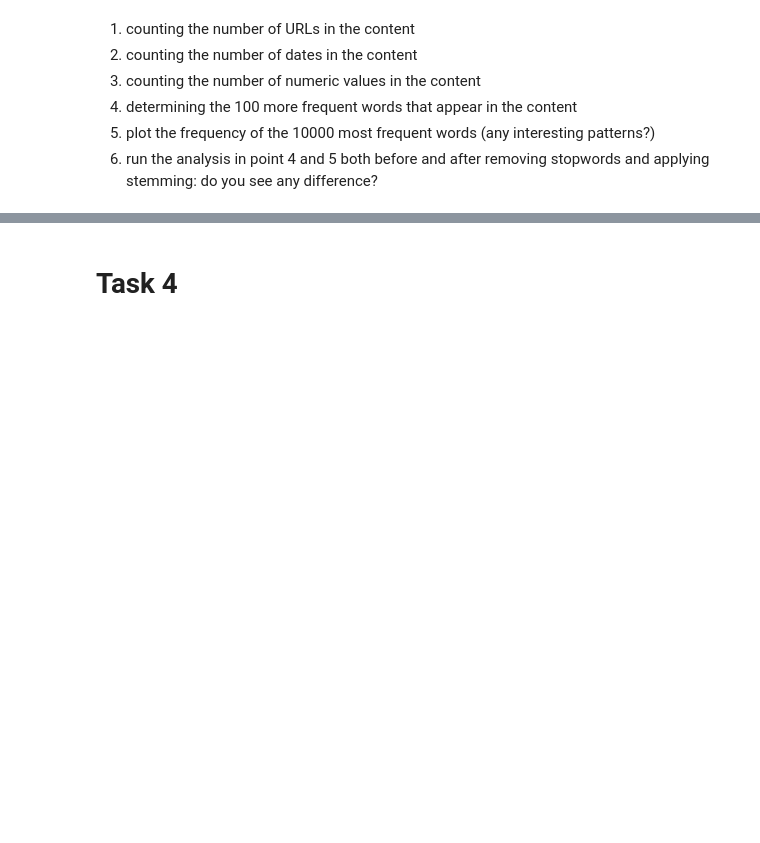
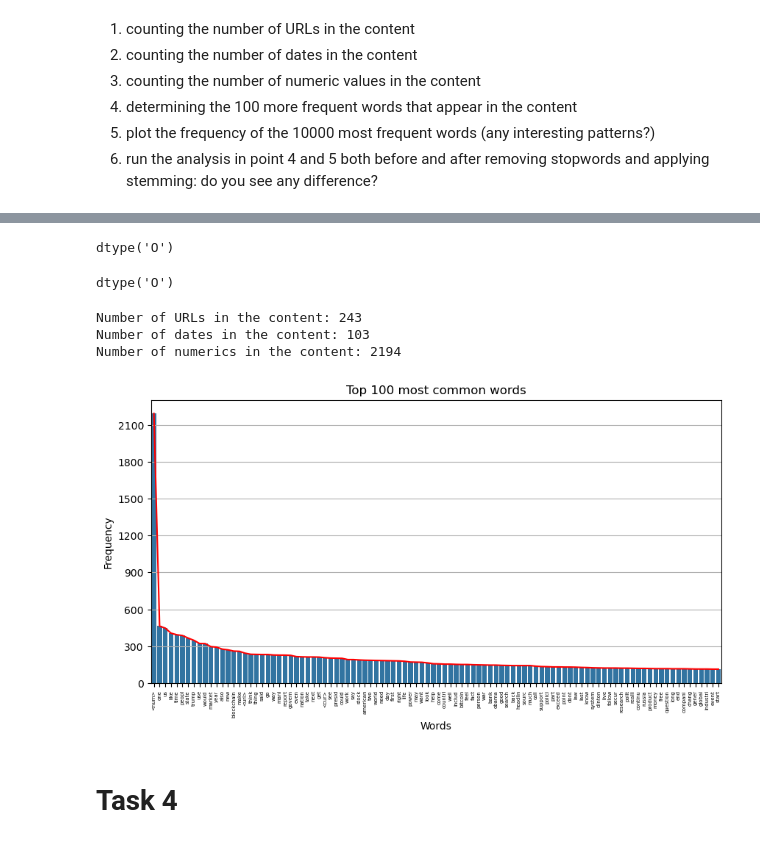
Before and after one commit to BogiSyderbo/FakeNewsProject, a Jupyter notebook: FakeNewsProject.ipynb, the cells around one changed output, grey strips where cells are left out. Saved outputs shown, nothing was run; the diff lists cells and outputs as text; code cells hidden in the pictures; blank space fills up the shorter version.

```diff
--- a/FakeNewsProject.ipynb
+++ b/FakeNewsProject.ipynb
@@ -123,7 +121,6 @@ import seaborn as sns
 # plot the frequency of the top n words
 def plot_freq(fq, top_n):
   common_words = fq.most_common(top_n)
-  fq.most
   # convert the list of tuples to a dictionary
   all_freq = dict(common_words)
   # create a plot
@@ -165,20 +177,31 @@ dfcpy["tokenized"] = dfcpy.content.apply(tokenizer.tokenize)
 # %%
 dfcpy.tokenized = dfcpy.tokenized.apply(rmv_stopwords)
+df.tokenized.dtype
+# %% [output]
+dtype('O')
 # %%
 dfcpy.tokenized = dfcpy.tokenized.apply(stem_tokens)
+df.tokenized.dtype
+# %% [output]
+dtype('O')
 # %%
 vocab = build_vocabulary(dfcpy.tokenized)
 # %%
-dfcpy.tokenized = dfcpy.tokenized.apply(' '.join)
+# make tokenize colum into a string with whitespace separator
+dfcpy.tokenized = dfcpy.tokenized.apply(lambda x: ' '.join(x))
 dfcpy.to_csv('cleaned_news_sample.csv', index=False)
-
 url_freq = vocab.get("<url>",0)
 date_freq = vocab.get("<date>",0)
 num_freq = vocab.get("<num>",0)
 print(f"Number of URLs in the content: {url_freq}")
 print(f"Number of dates in the content: {date_freq}")
 print(f"Number of numerics in the content: {num_freq}")
 plot_freq(vocab, 100)
+# %% [output]
+Number of URLs in the content: 243
+Number of dates in the content: 103
+Number of numerics in the content: 2194
+[figure, added]
 # %% [markdown]
 # Task 4
 # %%
```
Also changed, not shown: parts of 7 cells of this notebook.
